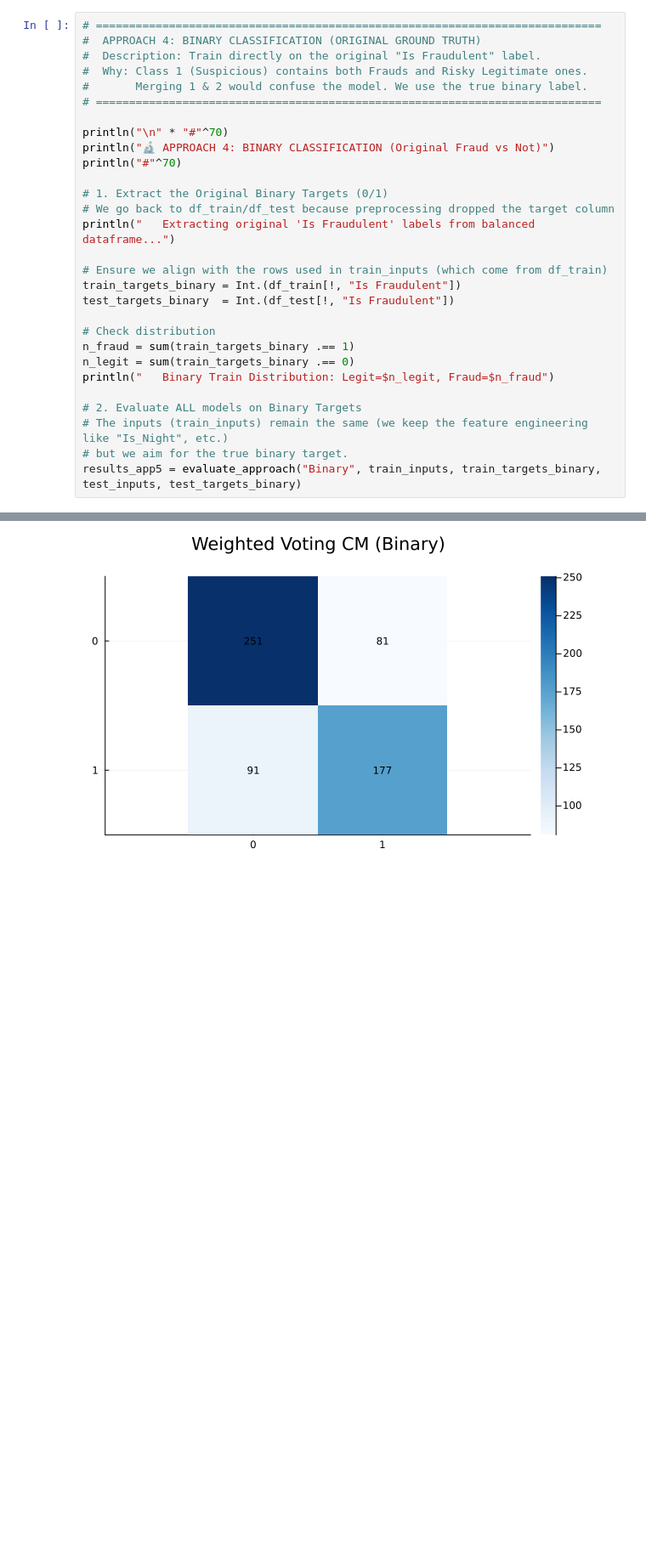
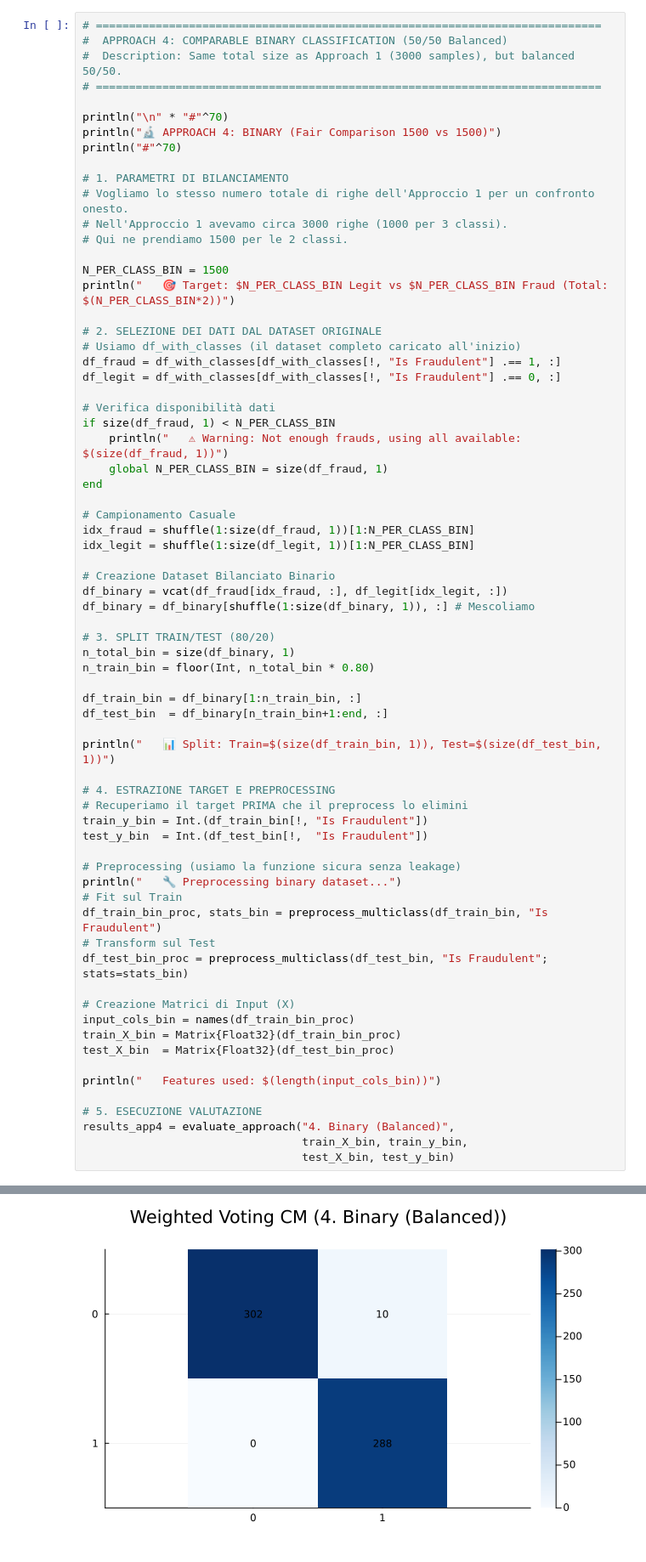
Before and after one commit to claclapio/ProgettoML, a Jupyter notebook: ProgettoML/test.ipynb, the cells around one changed output, grey strips where cells are left out. Shown at 85% size. Drawn from its saved outputs; the diff is of its cells as text; blank space fills up the shorter version.

```diff
--- a/ProgettoML/test.ipynb
+++ b/ProgettoML/test.ipynb
@@ -932,31 +784,71 @@ Dict{String, Dict{String, Float64}} with 6 entries:
 # %%
 # ============================================================================
-#  APPROACH 4: BINARY CLASSIFICATION (ORIGINAL GROUND TRUTH)
-#  Description: Train directly on the original "Is Fraudulent" label.
-#  Why: Class 1 (Suspicious) contains both Frauds and Risky Legitimate ones.
-#       Merging 1 & 2 would confuse the model. We use the true binary label.
+#  APPROACH 4: COMPARABLE BINARY CLASSIFICATION (50/50 Balanced)
+#  Description: Same total size as Approach 1 (3000 samples), but balanced 50/50.
 # ============================================================================
 
 println("\n" * "#"^70)
-println("🔬 APPROACH 4: BINARY CLASSIFICATION (Original Fraud vs Not)")
+println("🔬 APPROACH 4: BINARY (Fair Comparison 1500 vs 1500)")
 println("#"^70)
 
-# 1. Extract the Original Binary Targets (0/1)
-# We go back to df_train/df_test because preprocessing dropped the target column
-println("   Extracting original 'Is Fraudulent' labels from balanced dataframe...")
+# 1. PARAMETRI DI BILANCIAMENTO
+# Vogliamo lo stesso numero totale di righe dell'Approccio 1 per un confronto onesto.
+# Nell'Approccio 1 avevamo circa 3000 righe (1000 per 3 classi).
+# Qui ne prendiamo 1500 per le 2 classi.
 
-# Ensure we align with the rows used in train_inputs (which come from df_train)
-train_targets_binary = Int.(df_train[!, "Is Fraudulent"])
-test_targets_binary  = Int.(df_test[!, "Is Fraudulent"])
+N_PER_CLASS_BIN = 1500
+println("   🎯 Target: $N_PER_CLASS_BIN Legit vs $N_PER_CLASS_BIN Fraud (Total: $(N_PER_CLASS_BIN*2))")
 
-# Check distribution
-n_fraud = sum(train_targets_binary .== 1)
-n_legit = sum(train_targets_binary .== 0)
-println("   Binary Train Distribution: Legit=$n_legit, Fraud=$n_fraud")
+# 2. SELEZIONE DEI DATI DAL DATASET ORIGINALE
+# Usiamo df_with_classes (il dataset completo caricato all'inizio)
+df_fraud = df_with_classes[df_with_classes[!, "Is Fraudulent"] .== 1, :]
+df_legit = df_with_classes[df_with_classes[!, "Is Fraudulent"] .== 0, :]
 
-# 2. Evaluate ALL models on Binary Targets
-# The inputs (train_inputs) remain the same (we keep the feature engineering like "Is_Night", etc.)
-# but we aim for the true binary target.
-results_app5 = evaluate_approach("Binary", train_inputs, train_targets_binary, test_inputs, test_targets_binary)
+# Verifica disponibilità dati
+if size(df_fraud, 1) < N_PER_CLASS_BIN
+    println("   ⚠ Warning: Not enough frauds, using all available: $(size(df_fraud, 1))")
+    global N_PER_CLASS_BIN = size(df_fraud, 1)
+end
+
+# Campionamento Casuale
+idx_fraud = shuffle(1:size(df_fraud, 1))[1:N_PER_CLASS_BIN]
+idx_legit = shuffle(1:size(df_legit, 1))[1:N_PER_CLASS_BIN]
+
+# Creazione Dataset Bilanciato Binario
+df_binary = vcat(df_fraud[idx_fraud, :], df_legit[idx_legit, :])
+df_binary = df_binary[shuffle(1:size(df_binary, 1)), :] # Mescoliamo
+
+# 3. SPLIT TRAIN/TEST (80/20)
+n_total_bin = size(df_binary, 1)
+n_train_bin = floor(Int, n_total_bin * 0.80)
+
+df_train_bin = df_binary[1:n_train_bin, :]
+df_test_bin  = df_binary[n_train_bin+1:end, :]
+
+println("   📊 Split: Train=$(size(df_train_bin, 1)), Test=$(size(df_test_bin, 1))")
+
+# 4. ESTRAZIONE TARGET E PREPROCESSING
+# Recuperiamo il target PRIMA che il preprocess lo elimini
+train_y_bin = Int.(df_train_bin[!, "Is Fraudulent"])
+test_y_bin  = Int.(df_test_bin[!,  "Is Fraudulent"])
+
+# Preprocessing (usiamo la funzione sicura senza leakage)
+println("   🔧 Preprocessing binary dataset...")
+# Fit sul Train
+df_train_bin_proc, stats_bin = preprocess_multiclass(df_train_bin, "Is Fraudulent")
+# Transform sul Test
+df_test_bin_proc = preprocess_multiclass(df_test_bin, "Is Fraudulent"; stats=stats_bin)
+
+# Creazione Matrici di Input (X)
+input_cols_bin = names(df_train_bin_proc)
+train_X_bin = Matrix{Float32}(df_train_bin_proc)
+test_X_bin  = Matrix{Float32}(df_test_bin_proc)
+
+println("   Features used: $(length(input_cols_bin))")
+
+# 5. ESECUZIONE VALUTAZIONE
+results_app4 = evaluate_approach("4. Binary (Balanced)",
+                                 train_X_bin, train_y_bin,
+                                 test_X_bin, test_y_bin)
 # %% [output]
 ######################################################################
@@ -994,4 +888,4 @@ results_app5 = evaluate_approach("Binary", train_inputs, train_targets_binary, t
 
 📊 Plotting Final Confusion Matrix (Weighted Voting)...
-[figure, old version]
+[figure, new version]
 📊 Plotting CV Comparison Boxplot...
```
Also changed, not shown: parts of 6 cells of this notebook.
